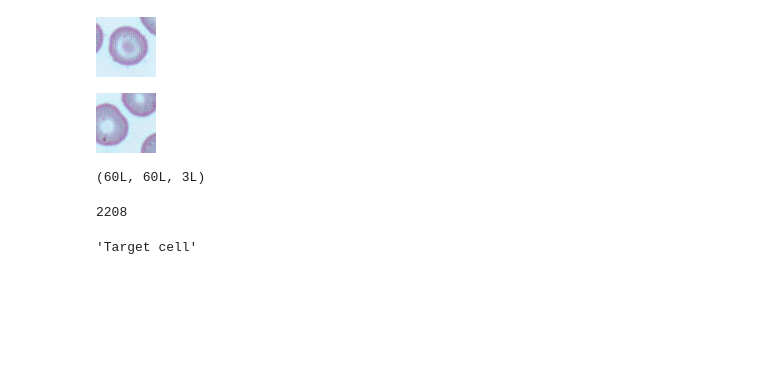
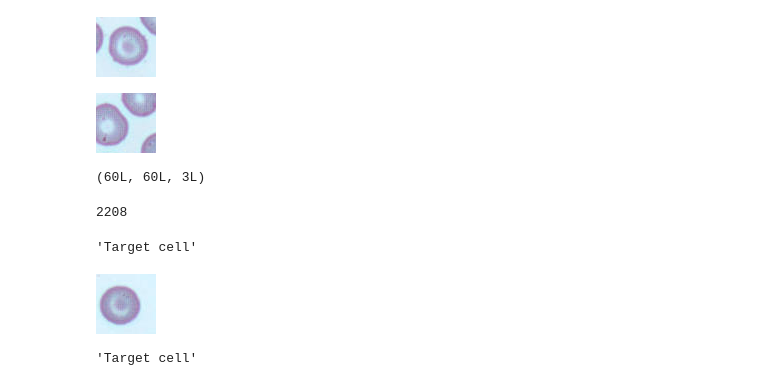
Before and after one commit to tjdurant/rbc_cnn_old, a Jupyter notebook: notebooks/CNN_DataSet_Prep.ipynb, the cells around one changed output. Drawn from its saved outputs; the diff is of its cells as text; code cells hidden in the pictures; blank space fills up the shorter version.

```diff
--- a/notebooks/CNN_DataSet_Prep.ipynb
+++ b/notebooks/CNN_DataSet_Prep.ipynb
@@ -281,3 +281,8 @@ d['y'] = totalLabelArray
 # %%
 # (X, Y) -- ((N,3,w,h), label)
 hickle.dump(d, open('C:/Users/thoma/Documents/00GitHub/rbc_cnn/data/TotalHickle.hkl','w'))
+# %%
+test = {}
+hickleCount = 8
+for x in range(hickleCount):
+        test["hk{}".format(x)] = hickle.load('C:/Users/thoma/Documents/00GitHub/rbc_cnn/data/April{}.hkl'.format(x))
@@ -283,0 +302,11 @@ hickle.dump(d, open('C:/Users/thoma/Documents/00GitHub/rbc_cnn/data/TotalHickle.
+# %%
+hk = hickle.load('C:/Users/thoma/Documents/00GitHub/rbc_cnn/data/TotalHickle.hkl')
+# %%
+pic = Image.fromarray(hk['X'][264])
+pic
+# %% [output]
+[figure, added]
+# %%
+hk['y'][264]
+# %% [output]
+'Target cell'
```
Also changed, not shown: parts of 2 cells of this notebook, 1 other file.
